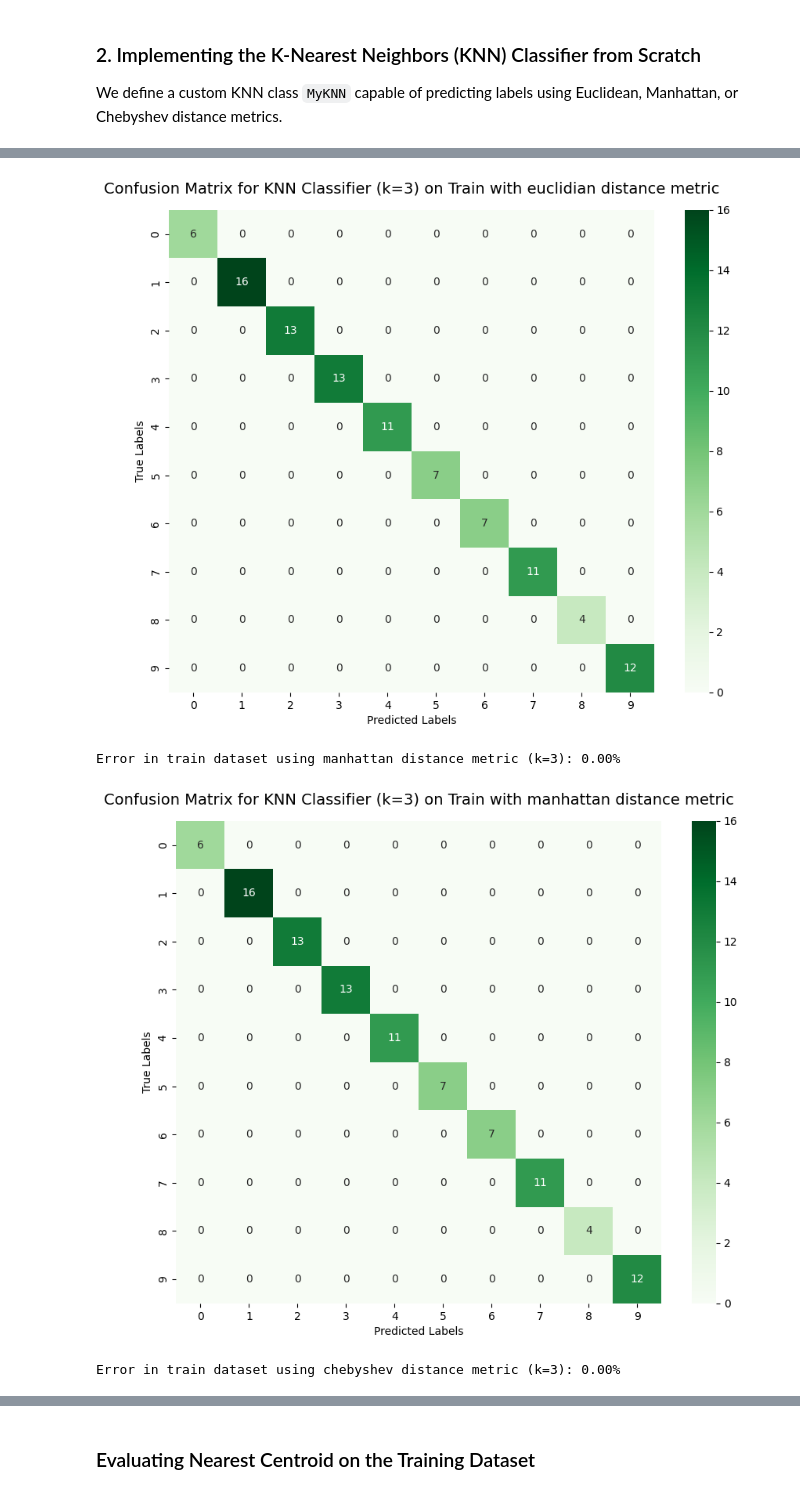
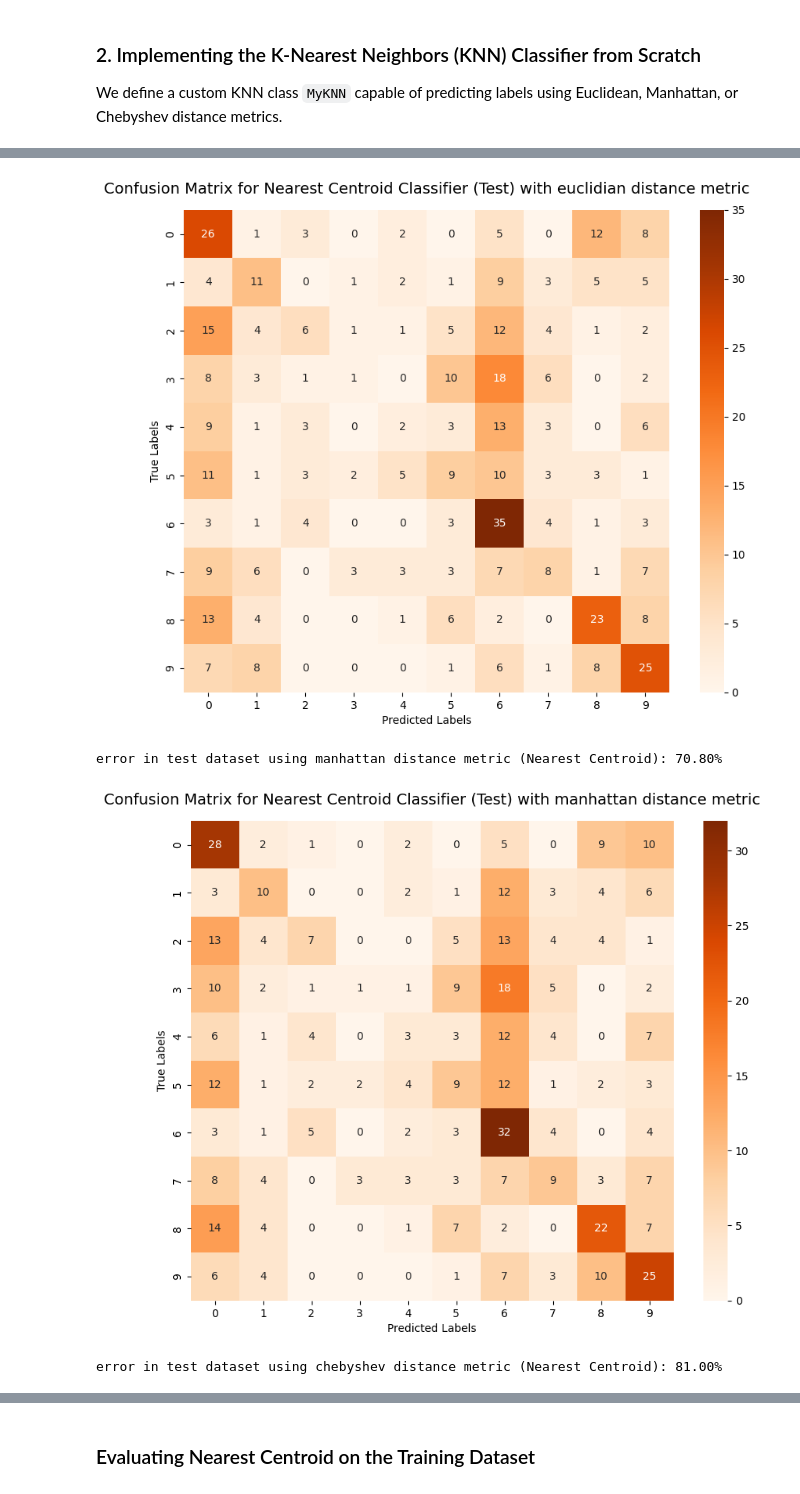
Before and after one commit to giannisster/knn-and-centroid-tests-over-cifar10, a Jupyter notebook: DL_Task_1.ipynb, the cells around one changed output, grey strips where cells are left out. Cells and saved outputs as stored; diff of their text form; code cells hidden in the pictures.

```diff
--- a/DL_Task_1.ipynb
+++ b/DL_Task_1.ipynb
@@ -20,16 +20,16 @@ def load_batch(file_path):
     y = np.array(data_dict[b'labels'])
     return X, y
 
-# List of training batch files
+
 train_files = [
-    '/content/data_batch_1',
-  #  '/content/data_batch_2',
-  #    '/content/data_batch_3',
-  #    '/content/data_batch_4',
-  #    '/content/data_batch_5'
+    'data_batch_1',
+    'data_batch_2',
+    'data_batch_3',
+  #    'data_batch_4',
+  #    'data_batch_5'
 ]
 
-# Load and concatenate all training batches
+
 X_train_list, y_train_list = [], []
 for file in train_files:
     X, y = load_batch(file)
@@ -39,10 +39,8 @@ for file in train_files:
 X_train = np.concatenate(X_train_list, axis=0)
 y_train = np.concatenate(y_train_list, axis=0)
 
-# Load test batch
-X_test, y_test = load_batch('/content/test_batch')
+X_test, y_test = load_batch('test_batch')
 
-# normalize data
 X_train = X_train.astype('float32') / 255.0
 X_test = X_test.astype('float32') / 255.0
 
@@ -82,6 +82,5 @@ We evaluate the performance of our KNN classifier on a subset of the test datase
 # %%
-knn = MyKNN()
-test_subset_size = 100 # limited subset cause it takes forever
+test_subset_size = 500 # limited subset cause it takes forever
 
 # Test with kNN with k=1
 for metric in ['euclidian', 'manhattan', 'chebyshev']:
@@ -113,7 +157,7 @@ We evaluate the performance of our KNN classifier on the test subset using $K=3$
 # %%
 # Test with kNN with k=3
 
-test_subset_size = 100 # limited subset cause it takes forever
+test_subset_size = 500 # limited subset cause it takes forever
 
 
 for metric in ['euclidian', 'manhattan', 'chebyshev']:
@@ -206,20 +249,20 @@ error in test dataset using chebyshev distance metric (Nearest Centroid): 79.44%
 # %%
-train_subset_size = 100
+# Test Nearest Centroid with different distance metrics on test dataset with confusion matrices
+test_subset_size = 500 #to compare with KNN
 
-# Test KNN (k=1) on training subset
 for metric in ['euclidian', 'manhattan', 'chebyshev']:
     preds = []
     error = 0
-    for i in range(train_subset_size):
-        pred = knn.predict(X_train, y_train, X_train[i], k=1, distance=metric)
+    for i in range(test_subset_size):
+        pred = nc.predict(X_test[i], distance=metric)
         preds.append(pred)
-        error += 0 if pred == y_train[i] else 1
-    print(f"Error in train dataset using {metric} distance metric (k=3): {error/train_subset_size * 100:.2f}%")
+        error += 0 if pred == y_test[i] else 1
+    print(f"error in test dataset using {metric} distance metric (Nearest Centroid): {error/test_subset_size * 100:.2f}%")
 
-    cm = confusion_matrix(y_train[:train_subset_size], preds)
+    cm = confusion_matrix(y_test[:test_subset_size], preds)
     plt.figure(figsize=(10, 8))
-    plt.title("Confusion Matrix for KNN Classifier (k=3) on Train with " + metric + " distance metric", fontsize=14, pad=15)
-    sns.heatmap(cm, annot=True, fmt='d', cmap='Greens')
+    plt.title("Confusion Matrix for Nearest Centroid Classifier (Test) with " + metric + " distance metric", fontsize=14, pad=15)
+    sns.heatmap(cm, annot=True, fmt='d', cmap='Oranges')
     plt.xlabel('Predicted Labels')
     plt.ylabel('True Labels')
     plt.show()
@@ -228,4 +271,4 @@ Error in train dataset using euclidian distance metric (k=3): 0.00%
-[figure, old version]
+[figure, new version]
-Error in train dataset using manhattan distance metric (k=3): 0.00%
+error in test dataset using manhattan distance metric (Nearest Centroid): 70.80%
-[figure, old version]
+[figure, new version]
-Error in train dataset using chebyshev distance metric (k=3): 0.00%
+error in test dataset using chebyshev distance metric (Nearest Centroid): 81.00%
```
Also changed, not shown: parts of 20 cells of this notebook.
